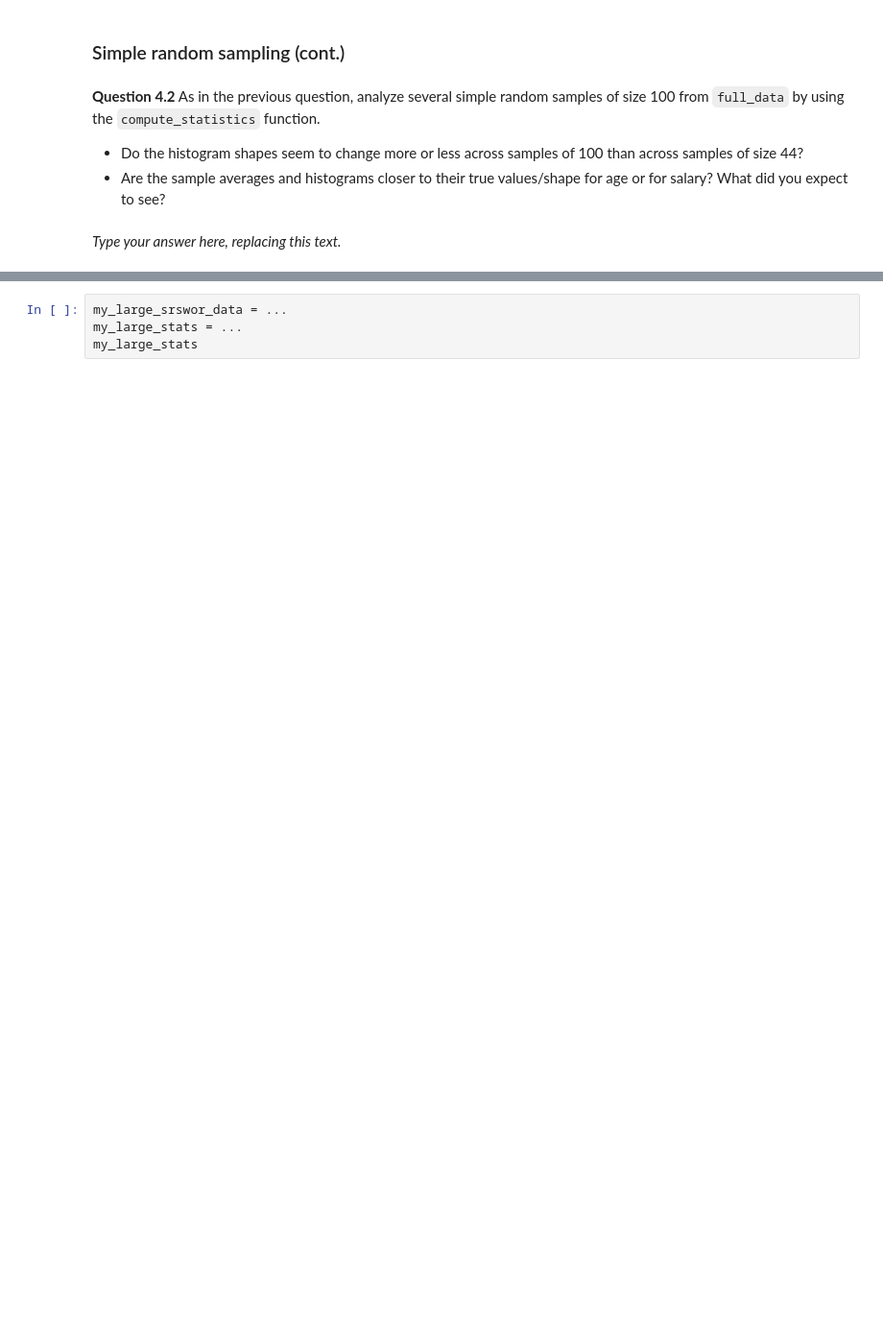
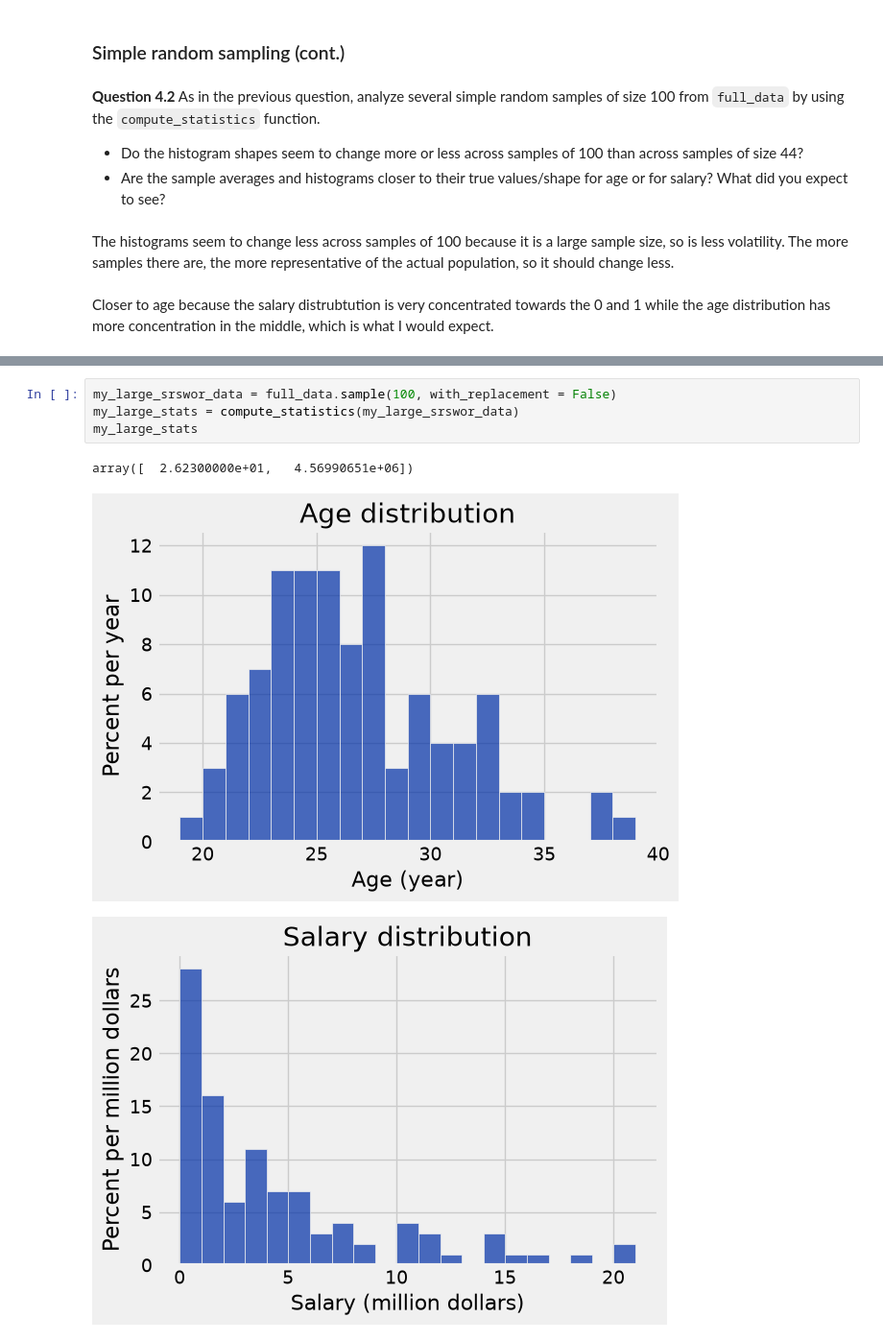
Before and after one commit to miracomstock/MCNewRepo, a Jupyter notebook: Lab 5 - Simulation/lab05.ipynb, the cells around one changed output, grey strips where cells are left out. Shown at 96% size. Saved outputs shown, nothing was run; the diff lists cells and outputs as text; blank space fills up the shorter version.

```diff
--- a/Lab 5 - Simulation/lab05.ipynb
+++ b/Lab 5 - Simulation/lab05.ipynb
@@ -427,11 +483,17 @@ grader.check("q41")
 **Question 4.2** As in the previous question, analyze several simple random samples of size 100 from `full_data` by using the `compute_statistics` function.
 - Do the histogram shapes seem to change more or less across samples of 100 than across samples of size 44?
 - Are the sample averages and histograms closer to their true values/shape for age or for salary?  What did you expect to see?
-# %% [markdown]
-_Type your answer here, replacing this text._
+# %% [markdown]
+The histograms seem to change less across samples of 100 because it is a large sample size, so is less volatility. The more samples there are, the more representative of the actual population, so it should change less.
+# %% [markdown]
+Closer to age because the salary distrubtution is very concentrated towards the 0 and 1 while the age distribution has more concentration in the middle, which is what I would expect.
 # %% [markdown]
 <!-- BEGIN QUESTION -->
 # %%
-my_large_srswor_data = ...
-my_large_stats = ...
+my_large_srswor_data = full_data.sample(100, with_replacement = False)
+my_large_stats = compute_statistics(my_large_srswor_data)
 my_large_stats
+# %% [output]
+array([  2.62300000e+01,   4.56990651e+06])
+[figure, added]
+[figure, added]
```
Also changed, not shown: parts of 15 cells of this notebook, 1 other file.
